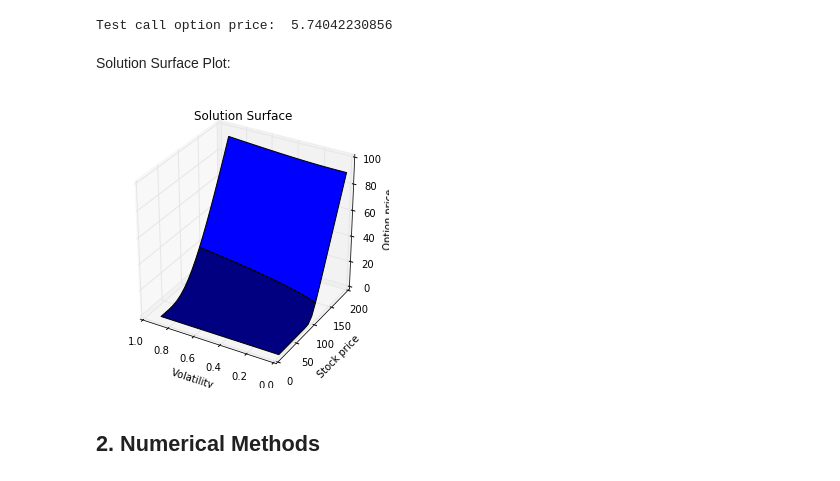
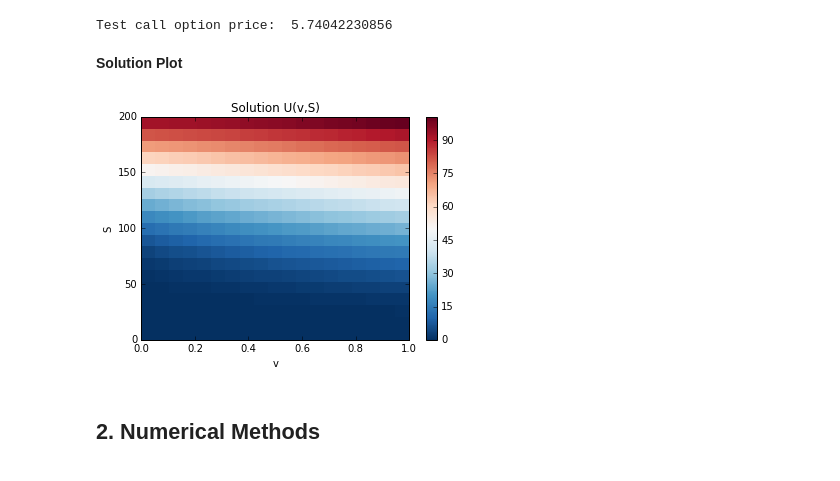
Before and after one commit to MelodyShih/FDOptionPricing, a Jupyter notebook: FinalReport.ipynb, the cells around one changed output. Drawn from its saved outputs; the diff is of its cells as text; code cells hidden in the pictures.

```diff
--- a/FinalReport.ipynb
+++ b/FinalReport.ipynb
@@ -125,11 +125,10 @@ Implementation of exact solution:
 # %%
-def Heston_Integral(phi, K, S, v, T, t, r, kappa, theta, sigma, rho, _lambda, j):
+def Heston_Integral(phi, rho, sigma, r, kappa, theta, _lambda, v, S, tau, K, j):
 
     u_1 = 0.5
     u_2 = - 0.5
     a = kappa * theta
     rspi = rho * sigma * phi * 1j
-    tau = (T - t)
 
     b_1 = kappa + _lambda - rho * sigma
     b_2 = kappa + _lambda
@@ -149,6 +148,11 @@ def Heston_Integral(phi, K, S, v, T, t, r, kappa, theta, sigma, rho, _lambda, j)
     if(S > 0):
         f_1 = numpy.exp(C_1 + D_1 * v + 1j * phi * numpy.log(S))
         f_2 = numpy.exp(C_2 + D_2 * v + 1j * phi * numpy.log(S))
+    elif(S == 0):
+        f_1 = 0.0
+        f_2 = 0.0
+    elif(S < 0):
+            raise NotImplementedError()
 
     if(j==1):
         return numpy.real((numpy.exp(-1j * phi * numpy.log(K)) * f_1)/(1j * phi))
@@ -156,10 +160,14 @@ def Heston_Integral(phi, K, S, v, T, t, r, kappa, theta, sigma, rho, _lambda, j)
         return numpy.real((numpy.exp(-1j * phi * numpy.log(K)) * f_2)/(1j * phi))
 
 # The closed-form solution for Heston PDE
-def Heston_ExactSolution(K, S, v, T, t, r, kappa, theta, sigma, rho, _lambda):
+def Heston_ExactSolution(rho, sigma, r, kappa, theta, _lambda, V, S, T, K):
 
-    P_1 = 0.5 + 1.0 / numpy.pi * quad(Heston_Integral, 0, 1000, args=(K, S, v, T, t, r, kappa, theta, sigma, rho, _lambda, 1))[0]
-    P_2 = 0.5 + 1.0 / numpy.pi * quad(Heston_Integral, 0, 1000, args=(K, S, v, T, t, r, kappa, theta, sigma, rho, _lambda, 2))[0]
-
-    Call = S * P_1 - K * numpy.exp(- r * (T - t)) * P_2
+    if(S < 0):
+        raise NotImplementedError()
+    elif(S == 0):
+        Call = 0.0
+    elif(S > 0):
+        P_1 = 0.5 + 1.0 / numpy.pi * quad(Heston_Integral, 0, 100, args=(rho, sigma, r, kappa, theta, _lambda, V, S, T, K, 1))[0]
+        P_2 = 0.5 + 1.0 / numpy.pi * quad(Heston_Integral, 0, 100, args=(rho, sigma, r, kappa, theta, _lambda, V, S, T, K, 2))[0]
+        Call = S * P_1 - K * numpy.exp(- r * T) * P_2
     return Call
@@ -180,39 +188,29 @@ print "Test call option price: ",Heston_ExactSolution(K, S, V, T, t, r, kappa, t
 # %% [output]
 Test call option price:  5.74042230856
-# %% [markdown]
-Solution Surface Plot:
-# %%
-K = 100.0
-T = 0.50
-t = 0.0
-r = 0.025
-kappa = 2.0
-theta = 0.04
-sigma = 0.3
-rho = -0.5
-_lambda = 0.00
-
-fig = plt.figure(figsize=(5,5))
-ax = fig.gca(projection='3d')
-v = numpy.arange(0, 1.0, 0.1)
-s = numpy.arange(10, 200, 10)
-V, S = numpy.meshgrid(v, s)
-
-z = numpy.array([Heston_ExactSolution(K, s, v, T, t, r, kappa, theta, sigma, rho, _lambda) \
-                 for v, s in zip(numpy.ravel(V), numpy.ravel(S))])
-Z = z.reshape(V.shape)
-
-ax.plot_surface(V, S, Z)
-ax.set_zlim(0, 100)
-ax.set_xlim(1.0, 0.0)
-ax.set_ylim(0, 200)
-ax.set_title("Solution Surface")
-ax.set_xlabel("Volatility")
-ax.set_ylabel("Stock price")
-ax.set_zlabel("Option price")
-plt.show()
-# %% [output]
-[figure, removed]
+# %% [markdown]
+**Solution Plot**
+# %%
+K = 100.0; rho = 0.8; sigma = 0.3; r = 0.03; kappa = 2.0; theta = 0.2; _lambda = 0.00
+T = 1.0; t = 0.0
+
+v = numpy.linspace(0, 1.0, 20)
+s = numpy.linspace(0, 200.0, 20)
+
+X, Y = numpy.meshgrid(v, s)
+
+z = numpy.array([Heston_ExactSolution(rho, sigma, r, kappa, theta, _lambda, v, s, T, K)\
+                 for v, s in zip(numpy.ravel(X), numpy.ravel(Y))])
+U_exact = z.reshape([20,20])
+
+fig = plt.figure()
+axes = fig.add_subplot(1, 1, 1)
+sol_plot = axes.pcolor(X, Y, U_exact, cmap=plt.get_cmap('RdBu_r'))
+axes.set_title("Solution U(v,S)")
+axes.set_xlabel("v")
+axes.set_ylabel("S")
+cbar = fig.colorbar(sol_plot, ax=axes)
+# %% [output]
+[figure, added]
 # %% [markdown]
 ## 2. Numerical Methods
 # %% [markdown]
```
Also changed, not shown: parts of 43 cells of this notebook, 6 other files.
